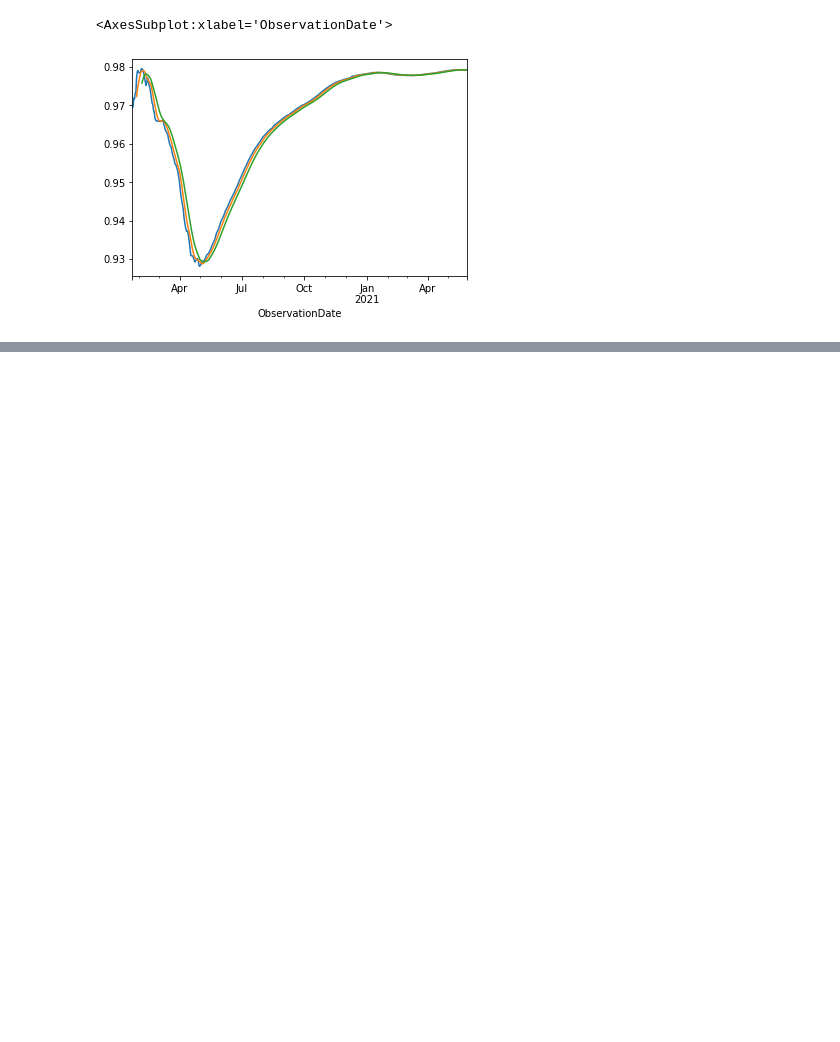
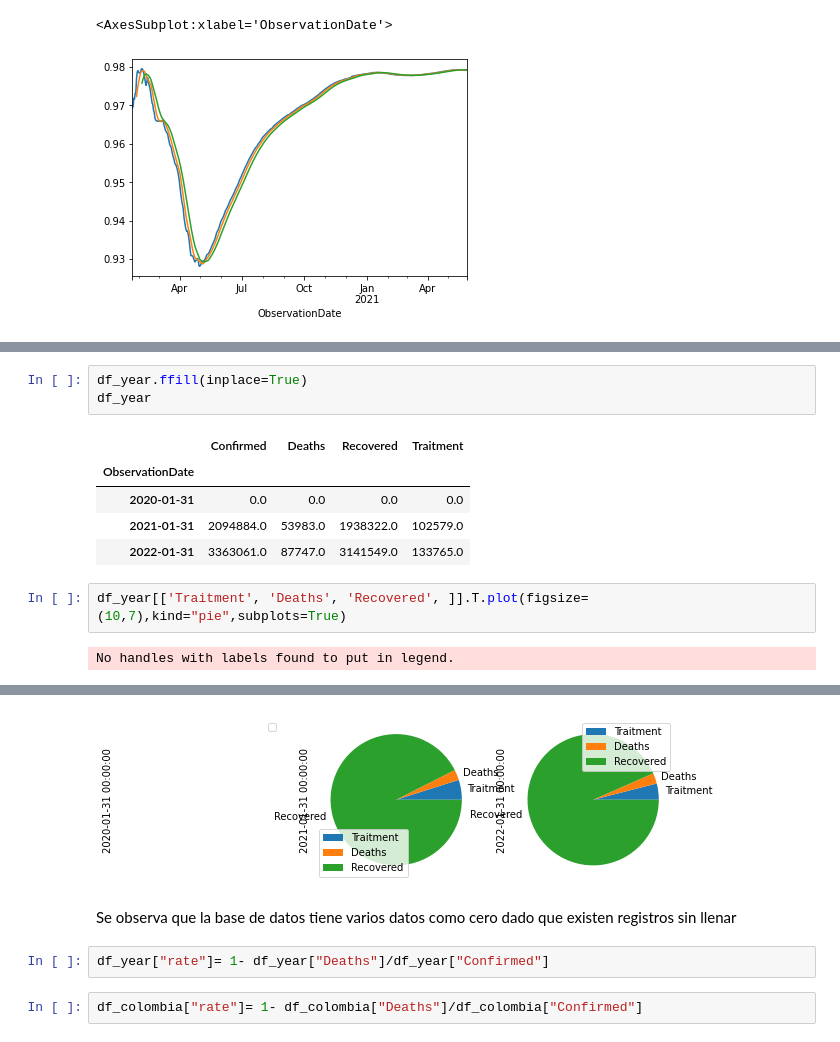
Before and after one commit to dalejandroramirez/Manipulacion_analisis_datos, a Jupyter notebook: serie_timpo.ipynb, the cells around one changed output, grey strips where cells are left out. Cells and saved outputs as stored; diff of their text form; blank space fills up the shorter version.

```diff
--- a/serie_timpo.ipynb
+++ b/serie_timpo.ipynb
@@ -227,0 +291,13 @@ sr.rolling(window=15).mean().plot()
+# %%
+df_year.ffill(inplace=True)
+df_year
+# %% [output]
+|  | Confirmed | Deaths | Recovered | Traitment |
+| ObservationDate |  |  |  |  |
+| 2020-01-31 | 0.0 | 0.0 | 0.0 | 0.0 |
+| 2021-01-31 | 2094884.0 | 53983.0 | 1938322.0 | 102579.0 |
+| 2022-01-31 | 3363061.0 | 87747.0 | 3141549.0 | 133765.0 |
+# %%
+df_year[['Traitment', 'Deaths', 'Recovered', ]].T.plot(figsize=(10,7),kind="pie",subplots=True)
+# %% [output]
+No handles with labels found to put in legend.
@@ -227,0 +307,7 @@ sr.rolling(window=15).mean().plot()
+[figure, added]
+# %% [markdown]
+Se observa que la base de datos tiene varios datos como cero dado que existen registros sin llenar
+# %%
+df_year["rate"]= 1- df_year["Deaths"]/df_year["Confirmed"]
+# %%
+df_colombia["rate"]= 1- df_colombia["Deaths"]/df_colombia["Confirmed"]
```
Also changed, not shown: parts of 15 cells of this notebook, 2 other files.
